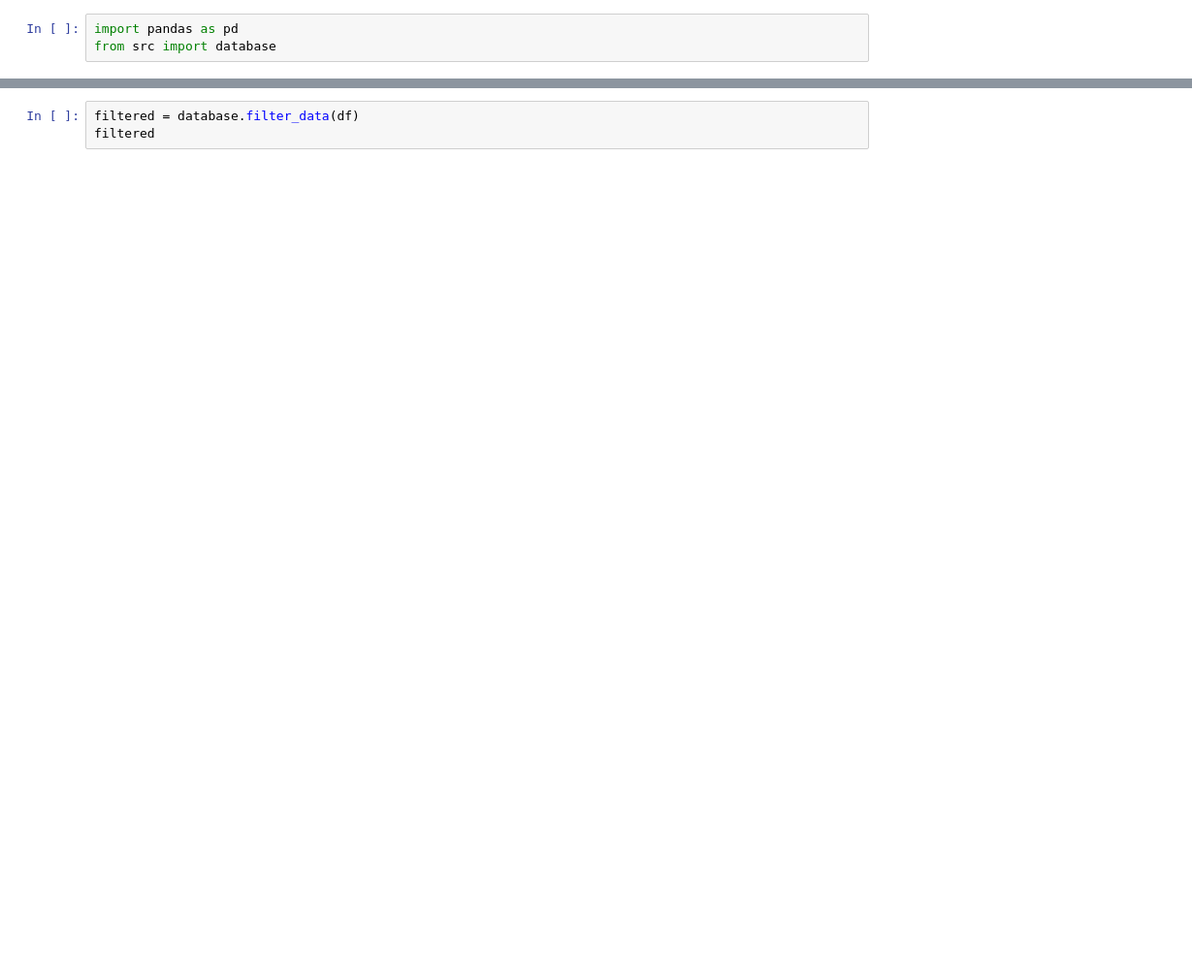
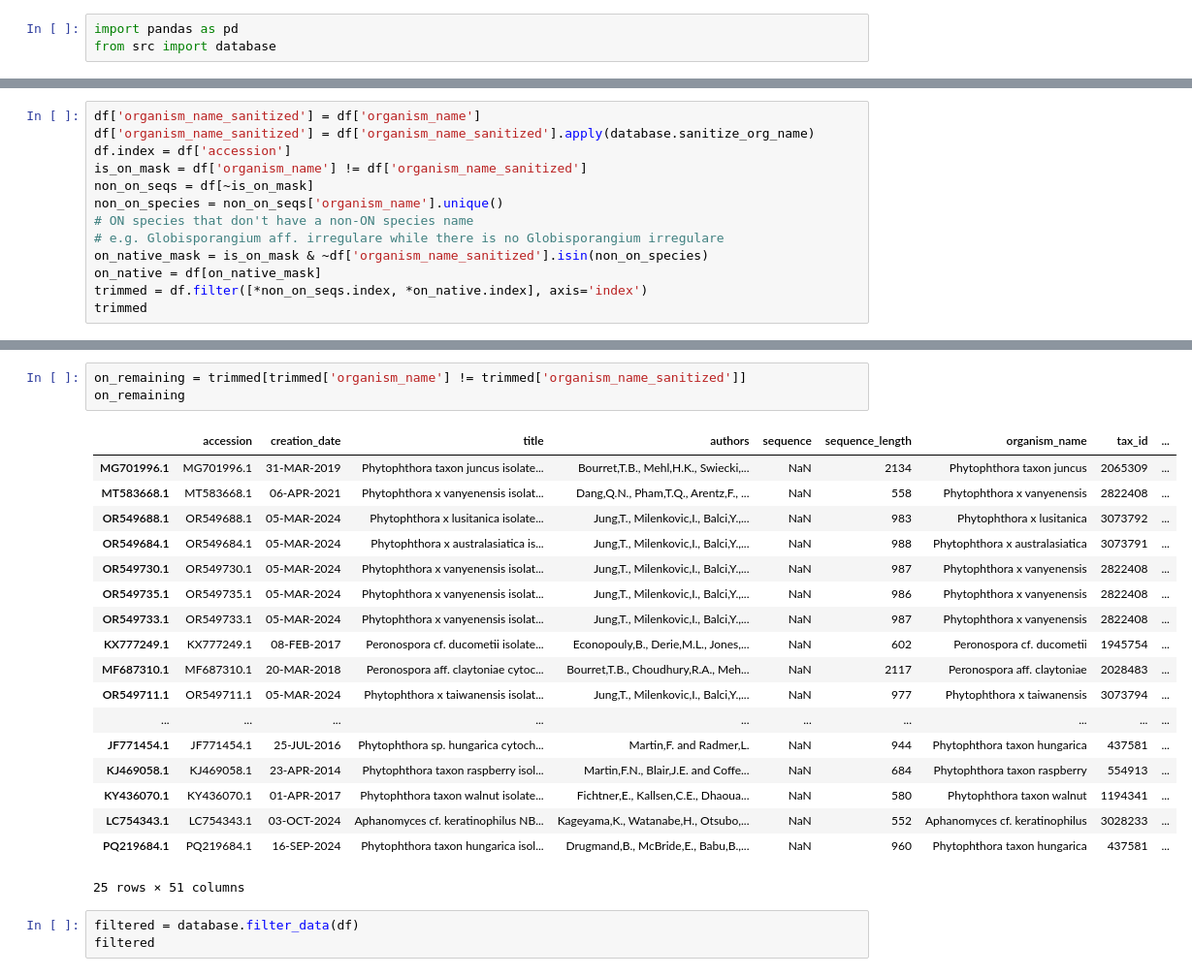
Before and after one commit to Thomas1664/metadbgen, a Jupyter notebook: filter.ipynb, the cells around one changed output, grey strips where cells are left out. Shown at 97% size. Cells and saved outputs as stored; diff of their text form; blank space fills up the shorter version.

Commit message:
Only keep open nomenclature (ON) sequences if they don't have non-ON counterparts

```diff
--- a/filter.ipynb
+++ b/filter.ipynb
@@ -20,0 +21,13 @@ df
+# %%
+df['organism_name_sanitized'] = df['organism_name']
+df['organism_name_sanitized'] = df['organism_name_sanitized'].apply(database.sanitize_org_name)
+df.index = df['accession']
+is_on_mask = df['organism_name'] != df['organism_name_sanitized']
+non_on_seqs = df[~is_on_mask]
+non_on_species = non_on_seqs['organism_name'].unique()
+# ON species that don't have a non-ON species name
+# e.g. Globisporangium aff. irregulare while there is no Globisporangium irregulare
+on_native_mask = is_on_mask & ~df['organism_name_sanitized'].isin(non_on_species)
+on_native = df[on_native_mask]
+trimmed = df.filter([*non_on_seqs.index, *on_native.index], axis='index')
+trimmed
@@ -21,3 +48,25 @@ df
+# %%
+on_remaining = trimmed[trimmed['organism_name'] != trimmed['organism_name_sanitized']]
+on_remaining
+# %% [output]
+|  | accession | creation_date | title | authors | sequence | sequence_length | organism_name | tax_id | ... |
+| MG701996.1 | MG701996.1 | 31-MAR-2019 | Phytophthora taxon juncus isolate... | Bourret,T.B., Mehl,H.K., Swiecki,... | NaN | 2134 | Phytophthora taxon juncus | 2065309 | ... |
+| MT583668.1 | MT583668.1 | 06-APR-2021 | Phytophthora x vanyenensis isolat... | Dang,Q.N., Pham,T.Q., Arentz,F., ... | NaN | 558 | Phytophthora x vanyenensis | 2822408 | ... |
+| OR549688.1 | OR549688.1 | 05-MAR-2024 | Phytophthora x lusitanica isolate... | Jung,T., Milenkovic,I., Balci,Y.,... | NaN | 983 | Phytophthora x lusitanica | 3073792 | ... |
+| OR549684.1 | OR549684.1 | 05-MAR-2024 | Phytophthora x australasiatica is... | Jung,T., Milenkovic,I., Balci,Y.,... | NaN | 988 | Phytophthora x australasiatica | 3073791 | ... |
+| OR549730.1 | OR549730.1 | 05-MAR-2024 | Phytophthora x vanyenensis isolat... | Jung,T., Milenkovic,I., Balci,Y.,... | NaN | 987 | Phytophthora x vanyenensis | 2822408 | ... |
+| OR549735.1 | OR549735.1 | 05-MAR-2024 | Phytophthora x vanyenensis isolat... | Jung,T., Milenkovic,I., Balci,Y.,... | NaN | 986 | Phytophthora x vanyenensis | 2822408 | ... |
+| OR549733.1 | OR549733.1 | 05-MAR-2024 | Phytophthora x vanyenensis isolat... | Jung,T., Milenkovic,I., Balci,Y.,... | NaN | 987 | Phytophthora x vanyenensis | 2822408 | ... |
+| KX777249.1 | KX777249.1 | 08-FEB-2017 | Peronospora cf. ducometii isolate... | Econopouly,B., Derie,M.L., Jones,... | NaN | 602 | Peronospora cf. ducometii | 1945754 | ... |
+| MF687310.1 | MF687310.1 | 20-MAR-2018 | Peronospora aff. claytoniae cytoc... | Bourret,T.B., Choudhury,R.A., Meh... | NaN | 2117 | Peronospora aff. claytoniae | 2028483 | ... |
+| OR549711.1 | OR549711.1 | 05-MAR-2024 | Phytophthora x taiwanensis isolat... | Jung,T., Milenkovic,I., Balci,Y.,... | NaN | 977 | Phytophthora x taiwanensis | 3073794 | ... |
+| ... | ... | ... | ... | ... | ... | ... | ... | ... | ... |
+| JF771454.1 | JF771454.1 | 25-JUL-2016 | Phytophthora sp. hungarica cytoch... | Martin,F. and Radmer,L. | NaN | 944 | Phytophthora taxon hungarica | 437581 | ... |
+| KJ469058.1 | KJ469058.1 | 23-APR-2014 | Phytophthora taxon raspberry isol... | Martin,F.N., Blair,J.E. and Coffe... | NaN | 684 | Phytophthora taxon raspberry | 554913 | ... |
+| KY436070.1 | KY436070.1 | 01-APR-2017 | Phytophthora taxon walnut isolate... | Fichtner,E., Kallsen,C.E., Dhaoua... | NaN | 580 | Phytophthora taxon walnut | 1194341 | ... |
+| LC754343.1 | LC754343.1 | 03-OCT-2024 | Aphanomyces cf. keratinophilus NB... | Kageyama,K., Watanabe,H., Otsubo,... | NaN | 552 | Aphanomyces cf. keratinophilus | 3028233 | ... |
+| PQ219684.1 | PQ219684.1 | 16-SEP-2024 | Phytophthora taxon hungarica isol... | Drugmand,B., McBride,E., Babu,B.,... | NaN | 960 | Phytophthora taxon hungarica | 437581 | ... |
+25 rows × 51 columns
 # %%
 filtered = database.filter_data(df)
 filtered
```
Also changed, not shown: parts of 7 cells of this notebook, 2 other files.
